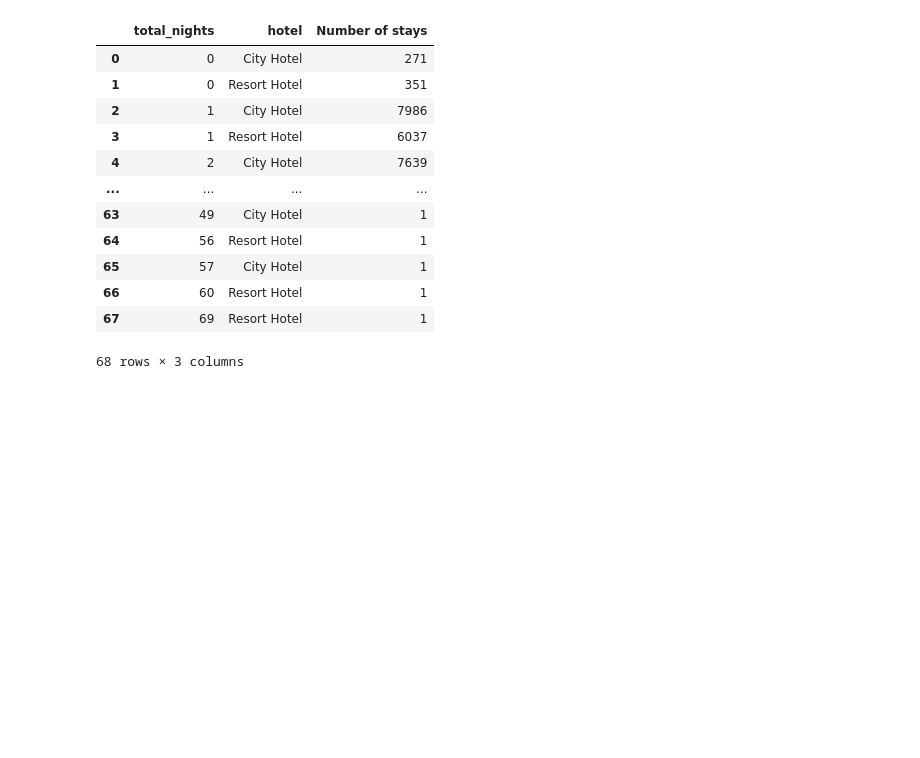
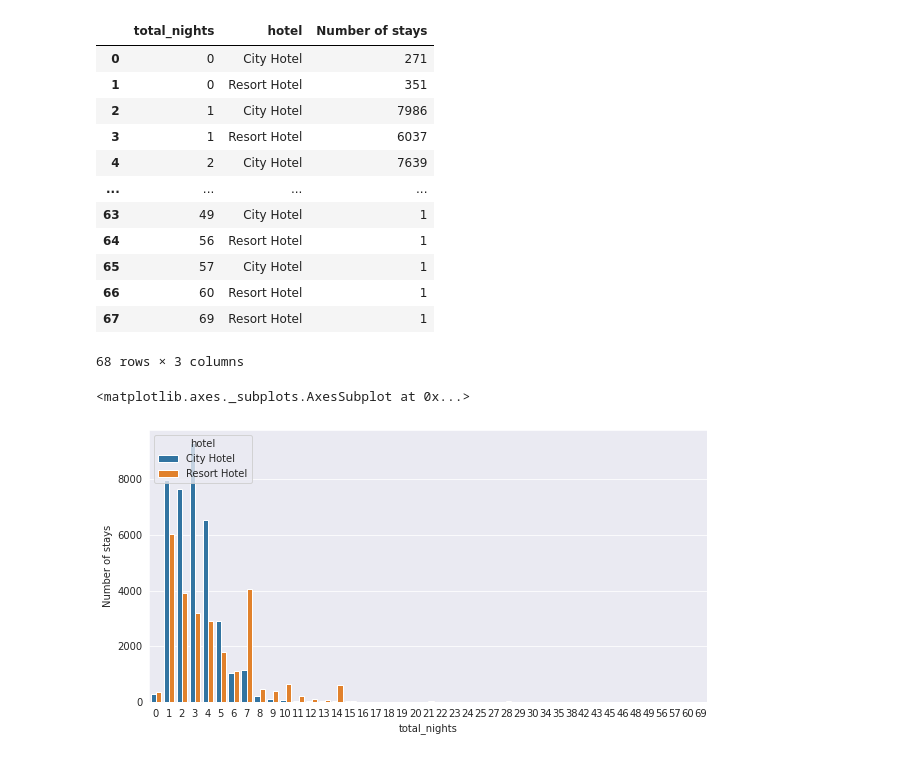
Before and after one commit to varunck2601/Hotel-Booking-Analysis, a Jupyter notebook: hotel_booking_analysis_Varun_CK.ipynb, the cells around one changed output. Cells and saved outputs as stored; diff of their text form; code cells hidden in the pictures; blank space fills up the shorter version.

```diff
--- a/hotel_booking_analysis_Varun_CK.ipynb
+++ b/hotel_booking_analysis_Varun_CK.ipynb
@@ -446,3 +448,9 @@ stay
 | 66 | 60 | Resort Hotel | 1 |
 | 67 | 69 | Resort Hotel | 1 |
 68 rows × 3 columns
+# %%
+plt.figure(figsize = (10,5))
+sns.barplot(x = 'total_nights', y = 'Number of stays',data= stay,hue='hotel')
+# %% [output]
+<matplotlib.axes._subplots.AxesSubplot at 0x...>
+[figure, added]
```
Also changed, not shown: parts of 4 cells of this notebook.
